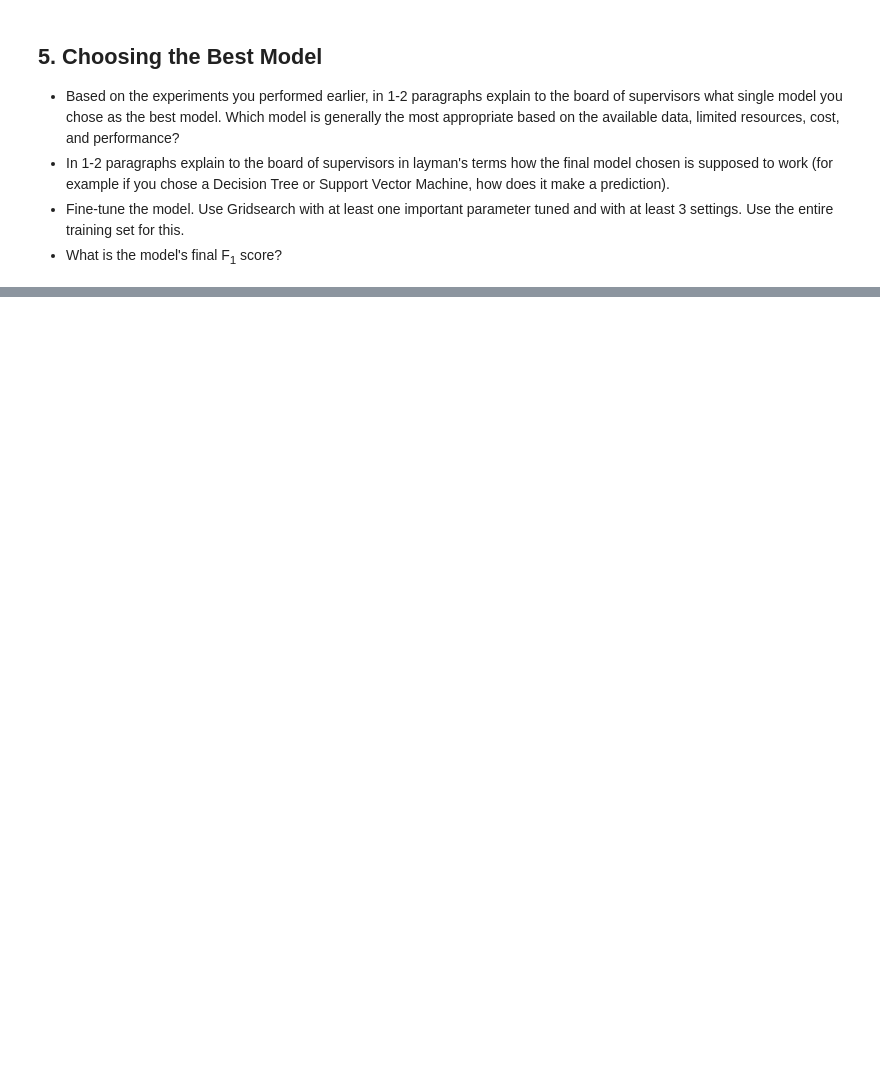
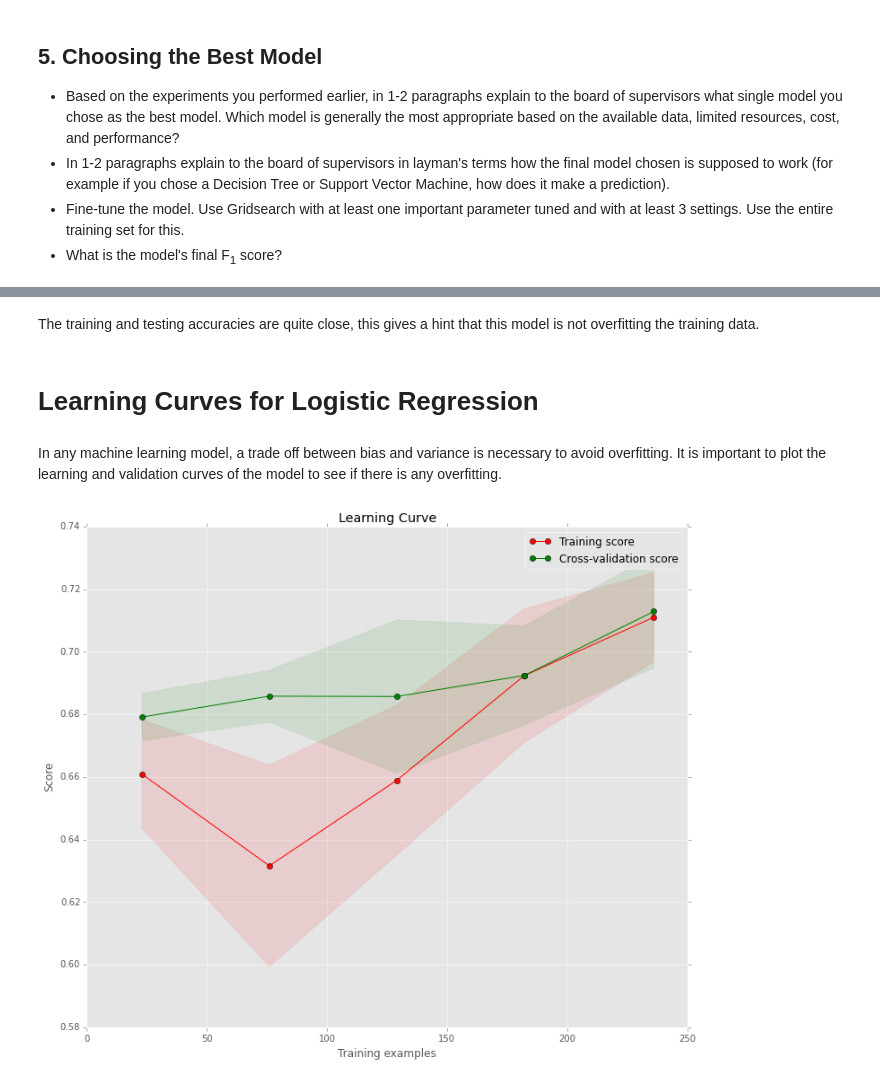
Before and after one commit to Sandeep42/Machine-Learning-Engineer-Udacity, a Jupyter notebook: projects/student_intervention/student_intervention.ipynb, the cells around one changed output, grey strips where cells are left out. Saved outputs shown, nothing was run; the diff lists cells and outputs as text; code cells hidden in the pictures; blank space fills up the shorter version.

```diff
--- a/projects/student_intervention/student_intervention.ipynb
+++ b/projects/student_intervention/student_intervention.ipynb
@@ -218,0 +397,12 @@ def train_predict(clf, X_train, y_train, X_test, y_test):
+# %%
+from sklearn.linear_model import LogisticRegression
+clf = LogisticRegression()
+
+train_classifier(clf, X_train, y_train)
+print clf
+
+train_f1_score = predict_labels(clf, X_train, y_train)
+print "F1 score for training set: {}".format(train_f1_score)
+
+# Predict on test data
+print "F1 score for test set: {}".format(predict_labels(clf, X_test, y_test))
@@ -227,0 +452,7 @@ def train_predict(clf, X_train, y_train, X_test, y_test):
+# %%
+param = {'C':[0.1,0.06,0.07,0.08,0.09,0.01,0.02,0.03,0.04,0.05,0.5,1,10,100,1000],
+        'penalty':['l2','l1']}
+# %%
+lrclf = GridSearchCV(LogisticRegression(penalty='l2'),param_grid=param,n_jobs=-1,cv=10)
+# %%
+lrclf.fit(X_train,y_train)
@@ -227,0 +488,10 @@ def train_predict(clf, X_train, y_train, X_test, y_test):
+# %% [markdown]
+The training and testing accuracies are quite close, this gives a hint that this model is not overfitting the training data.
+# %% [markdown]
+# Learning Curves for Logistic Regression
+# %% [markdown]
+In any machine learning model, a trade off between bias and variance is necessary to avoid overfitting. It is important to plot the learning and validation curves of the model to see if there is any overfitting.
+# %%
+plot_learning_curve(lrclf.best_estimator_,X= X_train.values, y= y_train.values,title= 'Learning Curve',cv=10)
+# %% [output]
+[figure, added]
```
Also changed, not shown: parts of 57 cells of this notebook, 16 other files.
